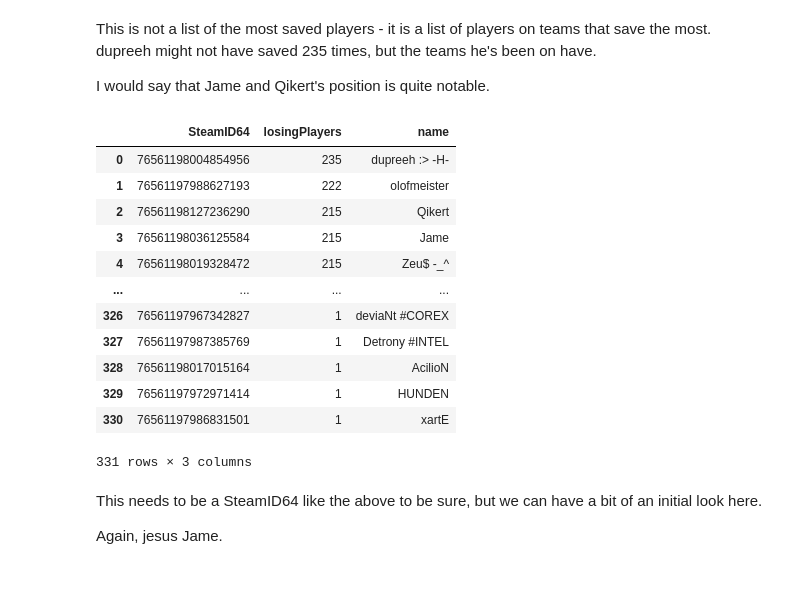
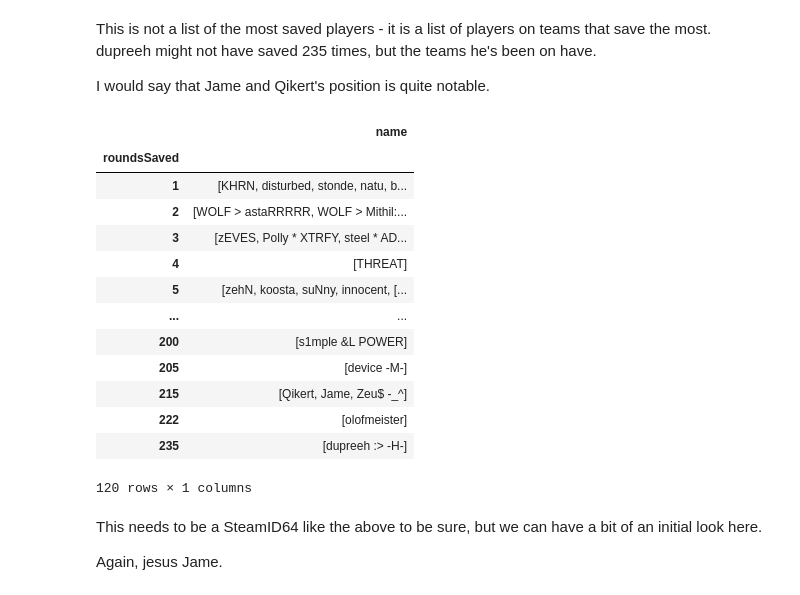
Before and after one commit to bevan-philip/have-cs-rounds-become-slower, a Jupyter notebook: analysis.ipynb, the cells around one changed output. Drawn from its saved outputs; the diff is of its cells as text; code cells hidden in the pictures.

```diff
--- a/analysis.ipynb
+++ b/analysis.ipynb
@@ -120,21 +120,22 @@ This is not a list of the most saved players - it is a list of players on teams
 
 I would say that Jame and Qikert's position is quite notable.
 # %%
-survivingRounds.losingPlayers.explode().value_counts().to_frame().reset_index().rename(columns={"index":"SteamID64"}).merge(players_df)
+survivingRounds.losingPlayers.explode().value_counts().to_frame().reset_index().rename(columns={"index":"SteamID64", "losingPlayers": "roundsSaved"}).merge(players_df)[['name', 'roundsSaved']].groupby('roundsSaved').agg(list)
 # %% [output]
-|  | SteamID64 | losingPlayers | name |
-| 0 | 76561198004854956 | 235 | dupreeh :> -H- |
-| 1 | 76561197988627193 | 222 | olofmeister |
-| 2 | 76561198127236290 | 215 | Qikert |
-| 3 | 76561198036125584 | 215 | Jame |
-| 4 | 76561198019328472 | 215 | Zeu$ -_^ |
-| ... | ... | ... | ... |
-| 326 | 76561197967342827 | 1 | deviaNt #COREX |
-| 327 | 76561197987385769 | 1 | Detrony #INTEL |
-| 328 | 76561198017015164 | 1 | AcilioN |
-| 329 | 76561197972971414 | 1 | HUNDEN |
-| 330 | 76561197986831501 | 1 | xartE |
+|  | name |
+| roundsSaved |  |
+| 1 | [KHRN, disturbed, stonde, natu, b... |
+| 2 | [WOLF > astaRRRRR, WOLF > Mithil:... |
+| 3 | [zEVES, Polly * XTRFY, steel * AD... |
+| 4 | [THREAT] |
+| 5 | [zehN, koosta, suNny, innocent, [... |
+| ... | ... |
+| 200 | [s1mple &L POWER] |
+| 205 | [device -M-] |
+| 215 | [Qikert, Jame, Zeu$ -_^] |
+| 222 | [olofmeister] |
+| 235 | [dupreeh :> -H-] |
-331 rows × 3 columns
+120 rows × 1 columns
 # %% [markdown]
 This needs to be a SteamID64 like the above to be sure, but we can have a bit of an initial look here.
 
```
Also changed, not shown: parts of 4 cells of this notebook.
